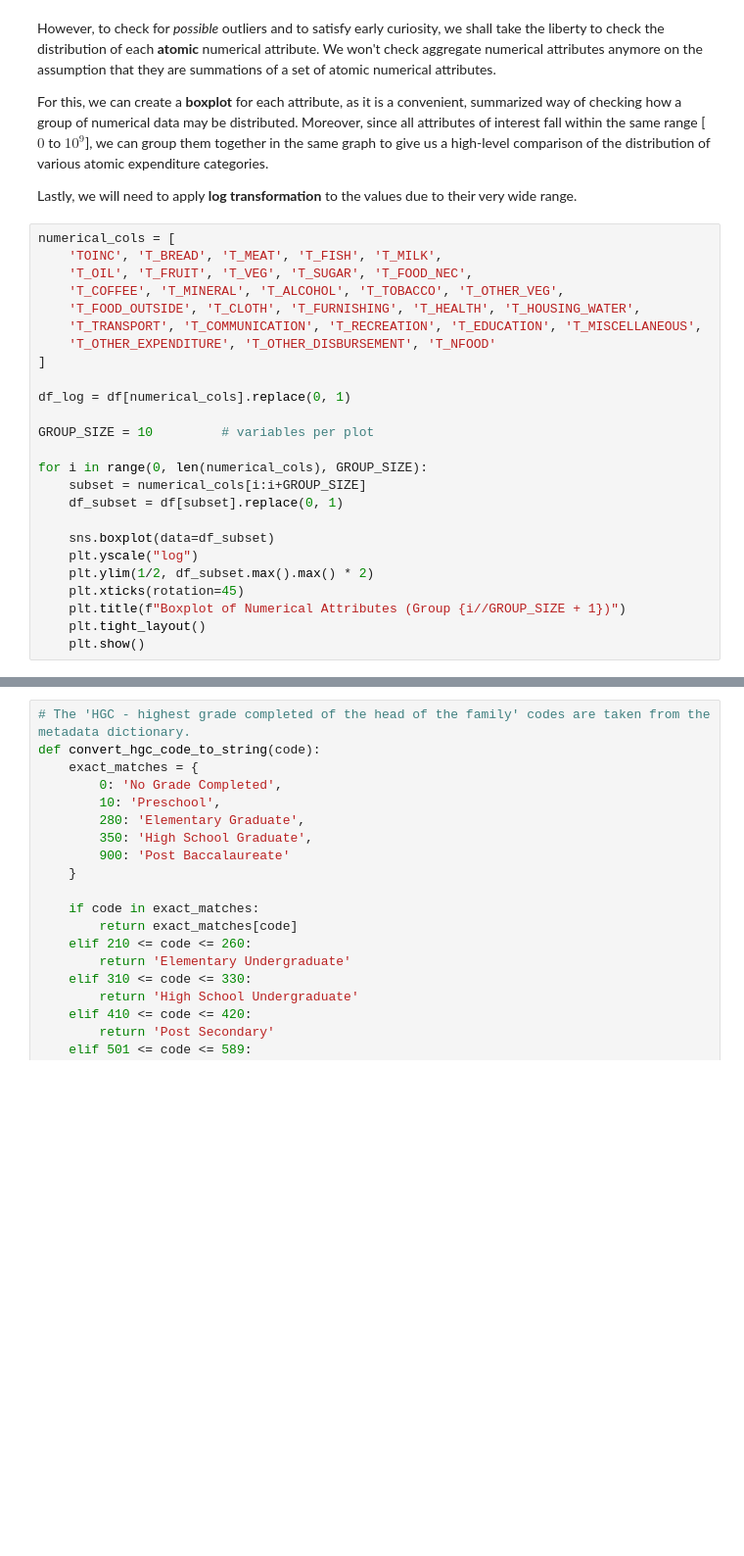
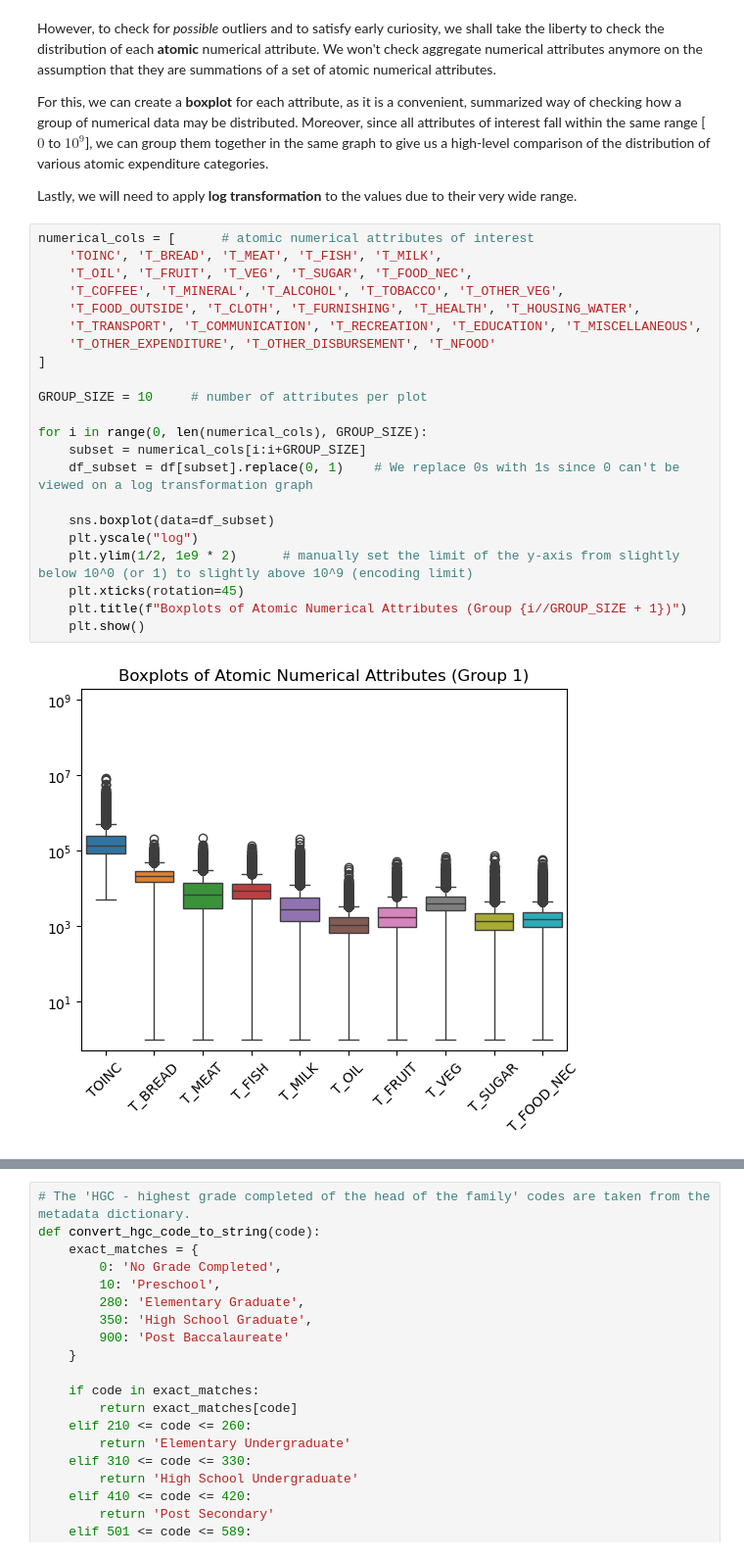
Before and after one commit to qu1r0ra/psa-dataset-analysis, a Jupyter notebook: fie-analysis.ipynb, the cells around one changed output, grey strips where cells are left out. Shown at 98% size. Drawn from its saved outputs; the diff is of its cells as text; blank space fills up the shorter version.

```diff
--- a/fie-analysis.ipynb
+++ b/fie-analysis.ipynb
@@ -207,27 +258,26 @@ For this, we can create a **boxplot** for each attribute, as it is a convenient,
 
 Lastly, we will need to apply **log transformation** to the values due to their very wide range.
 # %%
-numerical_cols = [
+numerical_cols = [      # atomic numerical attributes of interest
     'TOINC', 'T_BREAD', 'T_MEAT', 'T_FISH', 'T_MILK',
     'T_OIL', 'T_FRUIT', 'T_VEG', 'T_SUGAR', 'T_FOOD_NEC',
     'T_COFFEE', 'T_MINERAL', 'T_ALCOHOL', 'T_TOBACCO', 'T_OTHER_VEG',
     'T_FOOD_OUTSIDE', 'T_CLOTH', 'T_FURNISHING', 'T_HEALTH', 'T_HOUSING_WATER',
     'T_TRANSPORT', 'T_COMMUNICATION', 'T_RECREATION', 'T_EDUCATION', 'T_MISCELLANEOUS',
     'T_OTHER_EXPENDITURE', 'T_OTHER_DISBURSEMENT', 'T_NFOOD'
 ]
 
-df_log = df[numerical_cols].replace(0, 1)
-
-GROUP_SIZE = 10         # variables per plot
+GROUP_SIZE = 10     # number of attributes per plot
 
 for i in range(0, len(numerical_cols), GROUP_SIZE):
     subset = numerical_cols[i:i+GROUP_SIZE]
-    df_subset = df[subset].replace(0, 1)
+    df_subset = df[subset].replace(0, 1)    # We replace 0s with 1s since 0 can't be viewed on a log transformation graph
 
     sns.boxplot(data=df_subset)
     plt.yscale("log")
-    plt.ylim(1/2, df_subset.max().max() * 2)
+    plt.ylim(1/2, 1e9 * 2)      # manually set the limit of the y-axis from slightly below 10^0 (or 1) to slightly above 10^9 (encoding limit)
     plt.xticks(rotation=45)
-    plt.title(f"Boxplot of Numerical Attributes (Group {i//GROUP_SIZE + 1})")
-    plt.tight_layout()
+    plt.title(f"Boxplots of Atomic Numerical Attributes (Group {i//GROUP_SIZE + 1})")
     plt.show()
+# %% [output]
+[figure, added]
```
Also changed, not shown: parts of 24 cells of this notebook.
